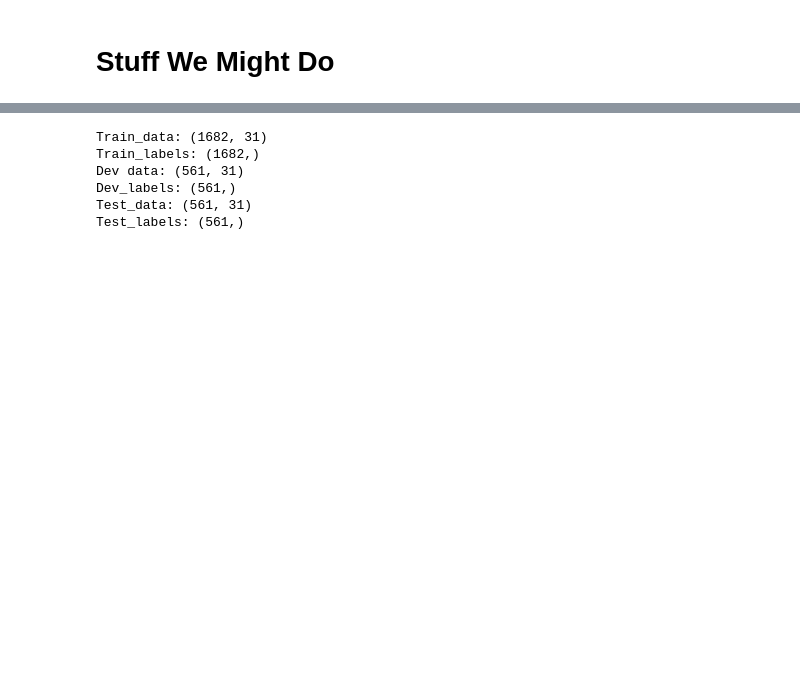
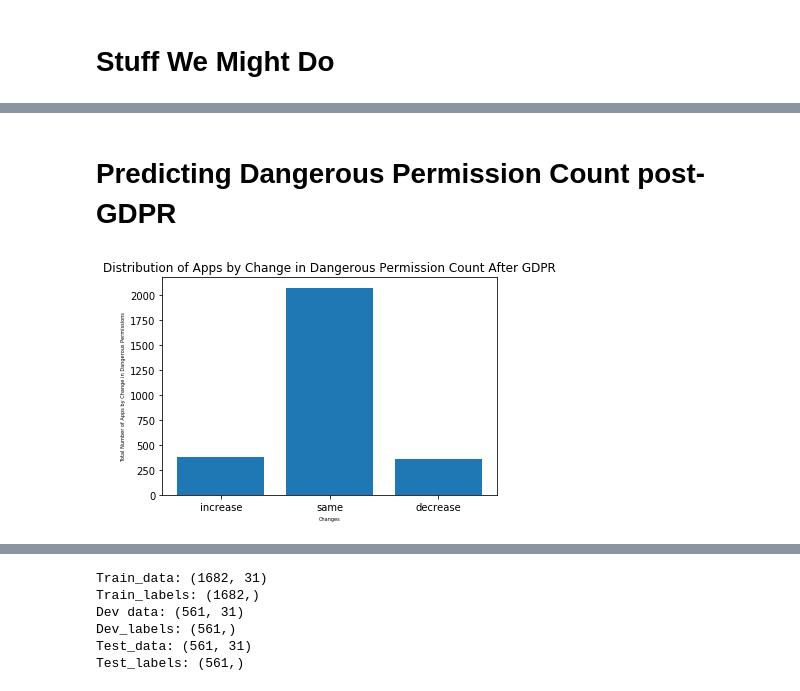
Before and after one commit to JBPelzner/w207_Final, a Jupyter notebook: gdpr_julian_12.2.ipynb, the cells around one changed output, grey strips where cells are left out. Drawn from its saved outputs; the diff is of its cells as text; code cells hidden in the pictures; blank space fills up the shorter version.

```diff
--- a/gdpr_julian_12.2.ipynb
+++ b/gdpr_julian_12.2.ipynb
@@ -884,0 +858,18 @@ gdpr_merge
+# %% [markdown]
+# Predicting Dangerous Permission Count post-GDPR
+# %%
+increase_dangerous_count = gdpr_merge[gdpr_merge['post_dangerous_count'] > gdpr_merge['pre_dangerous_count']].shape[0]
+same_dangerous_count = gdpr_merge[gdpr_merge['post_dangerous_count'] == gdpr_merge['pre_dangerous_count']].shape[0]
+decrease_dangerous_count = gdpr_merge[gdpr_merge['post_dangerous_count'] < gdpr_merge['pre_dangerous_count']].shape[0]
+
+dangerous_permission_change_counts = [increase_dangerous_count, same_dangerous_count, decrease_dangerous_count]
+# %%
+change_types = ['increase', 'same', 'decrease']
+plt.bar(np.arange(len(change_types)), dangerous_permission_change_counts)
+plt.xlabel('Changes', fontsize=5)
+plt.ylabel('Total Number of Apps by Change in Dangerous Permissions', fontsize=5)
+plt.xticks(np.arange(len(change_types)),change_types, fontsize=10)
+plt.title('Distribution of Apps by Change in Dangerous Permission Count After GDPR')
+plt.show()
+# %% [output]
+[figure, added]
```
Also changed, not shown: parts of 116 cells of this notebook.
